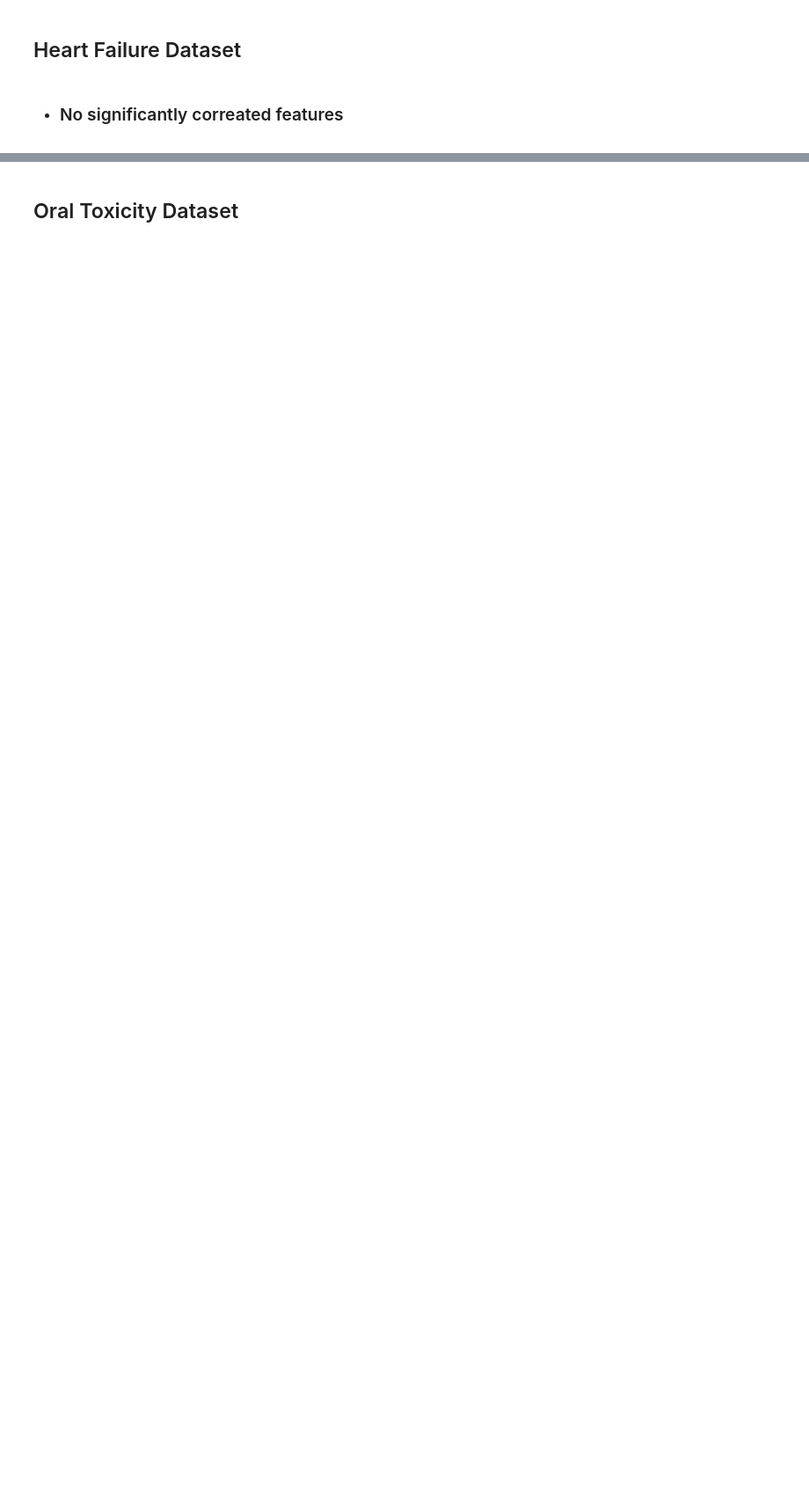
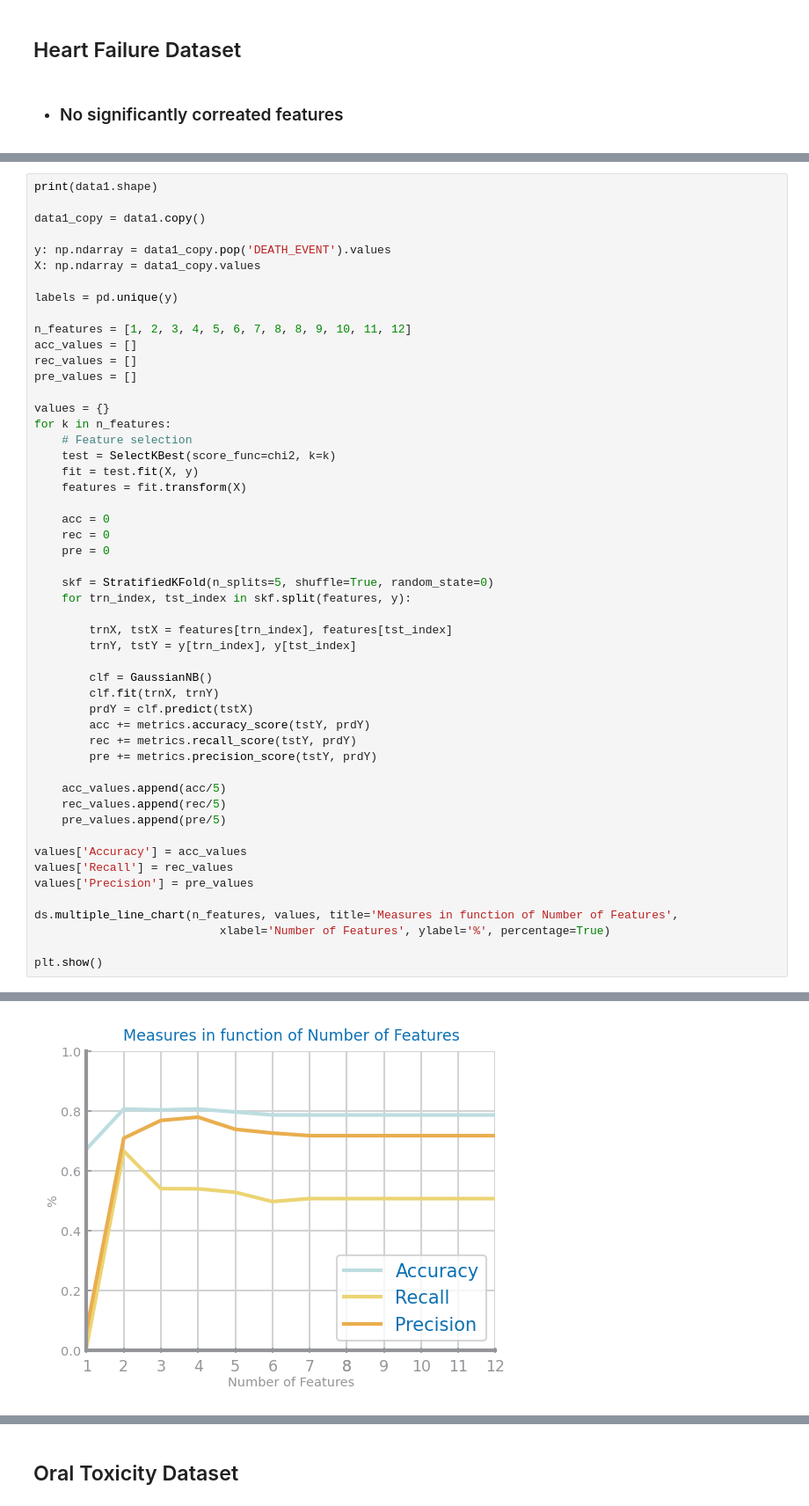
Before and after one commit to joaopalet/DataScience2020, a Jupyter notebook: FeatureSelection.ipynb, the cells around one changed output, grey strips where cells are left out. Shown at 88% size. Cells and saved outputs as stored; diff of their text form; blank space fills up the shorter version.

Commit message:
added function feature selection dataframe 1

```diff
--- a/FeatureSelection.ipynb
+++ b/FeatureSelection.ipynb
@@ -69,0 +93,52 @@ plt.show()
+# %%
+print(data1.shape)
+
+data1_copy = data1.copy()
+
+y: np.ndarray = data1_copy.pop('DEATH_EVENT').values
+X: np.ndarray = data1_copy.values
+
+labels = pd.unique(y)
+
+n_features = [1, 2, 3, 4, 5, 6, 7, 8, 8, 9, 10, 11, 12]
+acc_values = []
+rec_values = []
+pre_values = []
+
+values = {}
+for k in n_features:
+    # Feature selection
+    test = SelectKBest(score_func=chi2, k=k)
+    fit = test.fit(X, y)
+    features = fit.transform(X)
+
+    acc = 0
+    rec = 0
+    pre = 0
+
+    skf = StratifiedKFold(n_splits=5, shuffle=True, random_state=0)
+    for trn_index, tst_index in skf.split(features, y):
+
+        trnX, tstX = features[trn_index], features[tst_index]
+        trnY, tstY = y[trn_index], y[tst_index]
+
+        clf = GaussianNB()
+        clf.fit(trnX, trnY)
+        prdY = clf.predict(tstX)
+        acc += metrics.accuracy_score(tstY, prdY)
+        rec += metrics.recall_score(tstY, prdY)
+        pre += metrics.precision_score(tstY, prdY)
+
+    acc_values.append(acc/5)
+    rec_values.append(rec/5)
+    pre_values.append(pre/5)
+
+values['Accuracy'] = acc_values
+values['Recall'] = rec_values
+values['Precision'] = pre_values
+
+ds.multiple_line_chart(n_features, values, title='Measures in function of Number of Features',
+                           xlabel='Number of Features', ylabel='%', percentage=True)
+
+plt.show()
+# %% [output]
@@ -69,0 +146 @@ plt.show()
+[figure, added]
```
Also changed, not shown: parts of 8 cells of this notebook.
